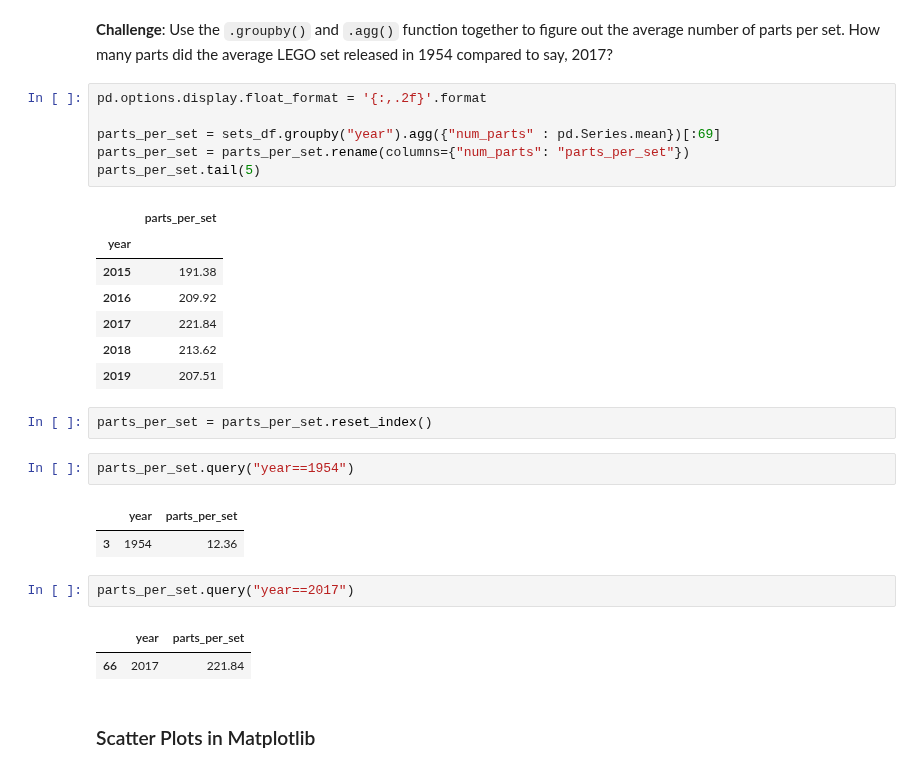
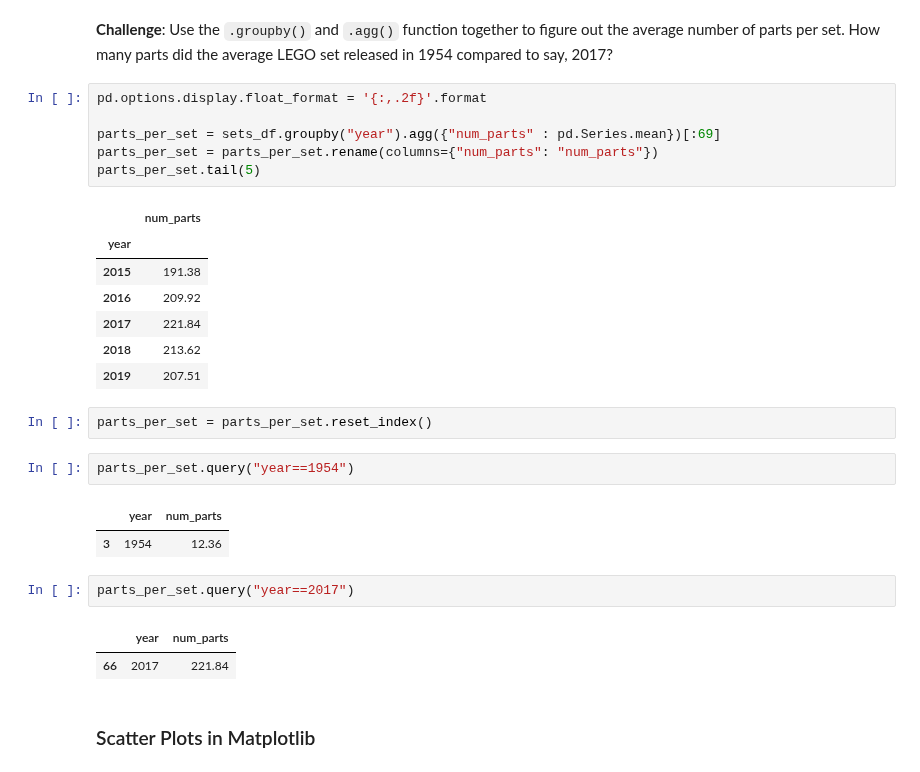
Before and after one commit to goltaraya/lego-data-analysis, a Jupyter notebook: Lego_Analysis_for_Course_(start).ipynb, the cells around one changed output. Drawn from its saved outputs; the diff is of its cells as text.

```diff
--- a/Lego_Analysis_for_Course_(start).ipynb
+++ b/Lego_Analysis_for_Course_(start).ipynb
@@ -216,11 +216,11 @@ plt.show()
 # %%
 pd.options.display.float_format = '{:,.2f}'.format
 
 parts_per_set = sets_df.groupby("year").agg({"num_parts" : pd.Series.mean})[:69]
-parts_per_set = parts_per_set.rename(columns={"num_parts": "parts_per_set"})
+parts_per_set = parts_per_set.rename(columns={"num_parts": "num_parts"})
 parts_per_set.tail(5)
 # %% [output]
-|  | parts_per_set |
+|  | num_parts |
 | year |  |
 | 2015 | 191.38 |
 | 2016 | 209.92 |
@@ -232,12 +232,12 @@ parts_per_set = parts_per_set.reset_index()
 # %%
 parts_per_set.query("year==1954")
 # %% [output]
-|  | year | parts_per_set |
+|  | year | num_parts |
 | 3 | 1954 | 12.36 |
 # %%
 parts_per_set.query("year==2017")
 # %% [output]
-|  | year | parts_per_set |
+|  | year | num_parts |
 | 66 | 2017 | 221.84 |
 # %% [markdown]
 ### Scatter Plots in Matplotlib
```
Also changed, not shown: parts of 1 cell of this notebook.
